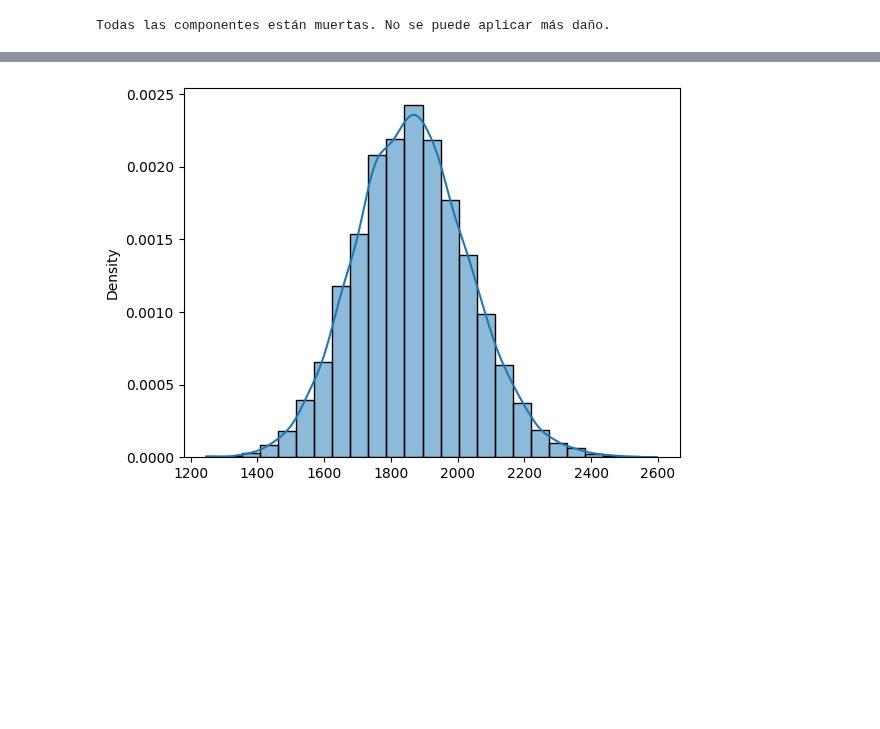
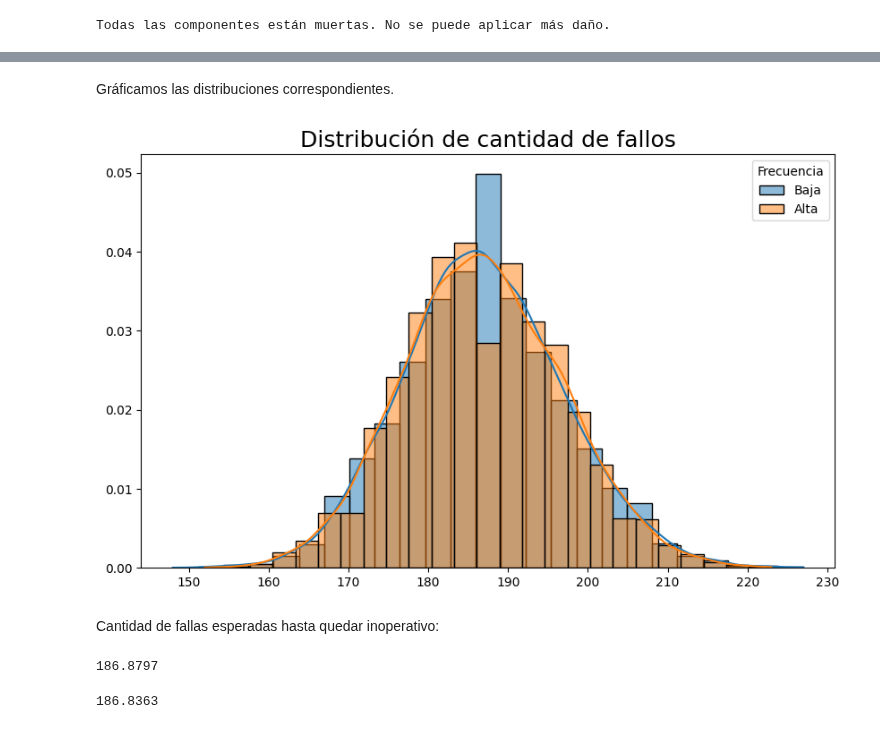
Before and after one commit to AlejandroVillazonG/MAT468, a Jupyter notebook: certamen/P4/p4.ipynb, the cells around one changed output, grey strips where cells are left out. Saved outputs shown, nothing was run; the diff lists cells and outputs as text; code cells hidden in the pictures; blank space fills up the shorter version.

```diff
--- a/certamen/P4/p4.ipynb
+++ b/certamen/P4/p4.ipynb
@@ -139,11 +155,24 @@ np.array(interruptor.dano_historial).sum()
+# %%
+cant_interruptores = 10_000
+
+tiempo_esperados_baja = []
+cant_fallos_baja = []
+for _ in range(cant_interruptores):
+    interruptor = Interruptor()
+    tiempo_esperado = 0
+    while interruptor.verificar_vida():
+        tiempo_esperado += np.random.exponential(lamb_baja)
+        interruptor.aplicar_dano(verbose=False)
+    cant_fallos_baja.append(np.array(interruptor.dano_historial).shape[0])
+    tiempo_esperados_baja.append(tiempo_esperado)
 # %%
-tiempo_esperados = []
-cant_fallos = []
-for _ in range(10_000):
+tiempo_esperados_alta = []
+cant_fallos_alta = []
+for _ in range(cant_interruptores):
     interruptor = Interruptor()
     tiempo_esperado = 0
     while interruptor.verificar_vida():
-        tiempo_esperado += np.random.exponential(10)
+        tiempo_esperado += np.random.exponential(lamb_alta)
         interruptor.aplicar_dano(verbose=False)
-    cant_fallos.append(np.array(interruptor.dano_historial).shape[0])
-    tiempo_esperados.append(tiempo_esperado)
+    cant_fallos_alta.append(np.array(interruptor.dano_historial).shape[0])
+    tiempo_esperados_alta.append(tiempo_esperado)
@@ -154,4 +179,21 @@ sns.histplot(cant_fallos, stat='density', bins=25, kde=True);
-# %%
-sns.histplot(tiempo_esperados, stat='density', bins=25, kde=True);
-# %% [output]
-[figure, removed]
+# %% [markdown]
+Gráficamos las distribuciones correspondientes.
+# %%
+plt.figure(figsize=(10,6))
+sns.histplot(cant_fallos_baja, stat='density', bins=25, kde=True, label='Baja')
+sns.histplot(cant_fallos_alta, stat='density', bins=25, kde=True, label='Alta')
+plt.legend(title='Frecuencia'); plt.ylabel('')
+plt.title('Distribución de cantidad de fallos', size=18)
+plt.savefig(path+'P4_distr_cant_fallos.png');
+# %% [output]
+[figure, added]
+# %% [markdown]
+Cantidad de fallas esperadas hasta quedar inoperativo:
+# %%
+np.mean(cant_fallos_baja)
+# %% [output]
+186.8797
+# %%
+np.mean(cant_fallos_alta)
+# %% [output]
+186.8363
```
Also changed, not shown: parts of 33 cells of this notebook, 6 other files.
